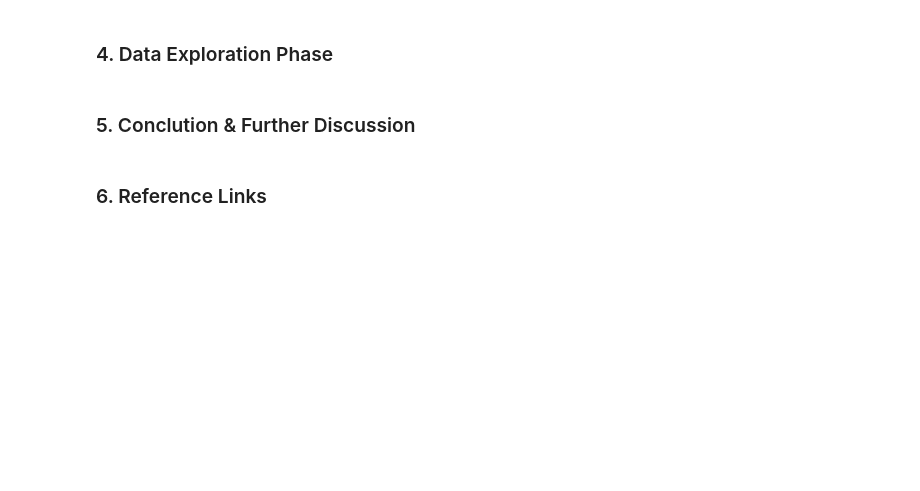
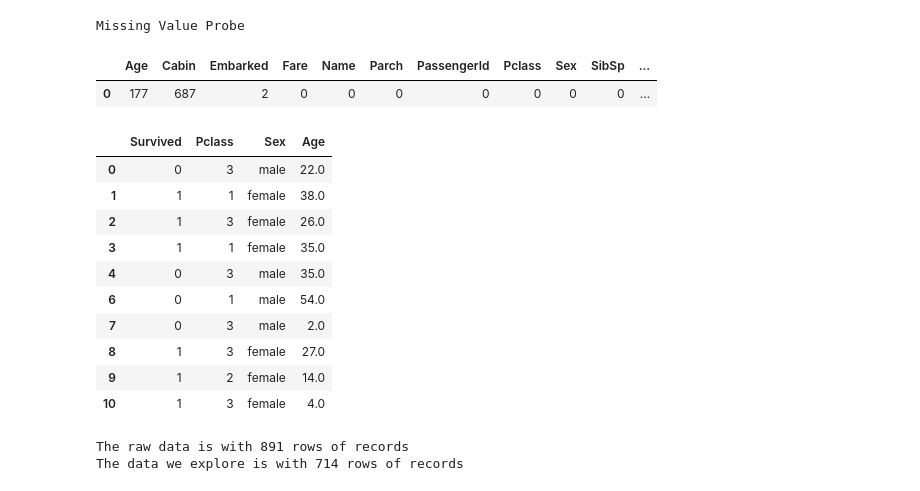
Before and after one commit to KentChun33333/machine-learning, a Jupyter notebook: DataAnalyst/P2/Data_Investigation_Titanic _Kent.ipynb, the cells around one changed output. Saved outputs shown, nothing was run; the diff lists cells and outputs as text; code cells hidden in the pictures; blank space fills up the shorter version.

```diff
--- a/DataAnalyst/P2/Data_Investigation_Titanic _Kent.ipynb
+++ b/DataAnalyst/P2/Data_Investigation_Titanic _Kent.ipynb
@@ -92,6 +79,47 @@ AssertionError:
-# %% [markdown]
-### 4. Data Exploration Phase
-# %% [markdown]
-### 5. Conclution & Further Discussion
-# %% [markdown]
-### 6. Reference Links
+# %%
+#######################
+# Missing Value Check #
+#######################
+memo = {}
+for col in df_raw.columns:
+    memo[col] = probe_null_number(df_raw, col)
+memo=pd.DataFrame([memo])
+print 'Missing Value Probe'
+display(memo)
+# %% [output]
+Missing Value Probe
+|  | Age | Cabin | Embarked | Fare | Name | Parch | PassengerId | Pclass | Sex | SibSp | ... |
+| 0 | 177 | 687 | 2 | 0 | 0 | 0 | 0 | 0 | 0 | 0 | ... |
+# %%
+###############
+# Select Data #
+###############
+
+# According to the proposed question select related variables
+select_vars = ['Survived','Pclass', 'Sex', 'Age']
+
+# drop other variables/features
+df_select = df_raw.loc[:,select_vars]
+
+# fill out NA
+df_dropna = df_select.dropna().reindex()
+
+# display the target dataset 10 raws for visual-check
+display(df_dropna.ix[:10,:])
+
+print 'The raw data is with {} rows of records'.format(len(df_raw))
+print 'The data we explore is with {} rows of records'.format(len(df_feature2))
+# %% [output]
+|  | Survived | Pclass | Sex | Age |
+| 0 | 0 | 3 | male | 22.0 |
+| 1 | 1 | 1 | female | 38.0 |
+| 2 | 1 | 3 | female | 26.0 |
+| 3 | 1 | 1 | female | 35.0 |
+| 4 | 0 | 3 | male | 35.0 |
+| 6 | 0 | 1 | male | 54.0 |
+| 7 | 0 | 3 | male | 2.0 |
+| 8 | 1 | 3 | female | 27.0 |
+| 9 | 1 | 2 | female | 14.0 |
+| 10 | 1 | 3 | female | 4.0 |
+The raw data is with 891 rows of records
+The data we explore is with 714 rows of records
```
Also changed, not shown: parts of 18 cells of this notebook, 7 other files.
